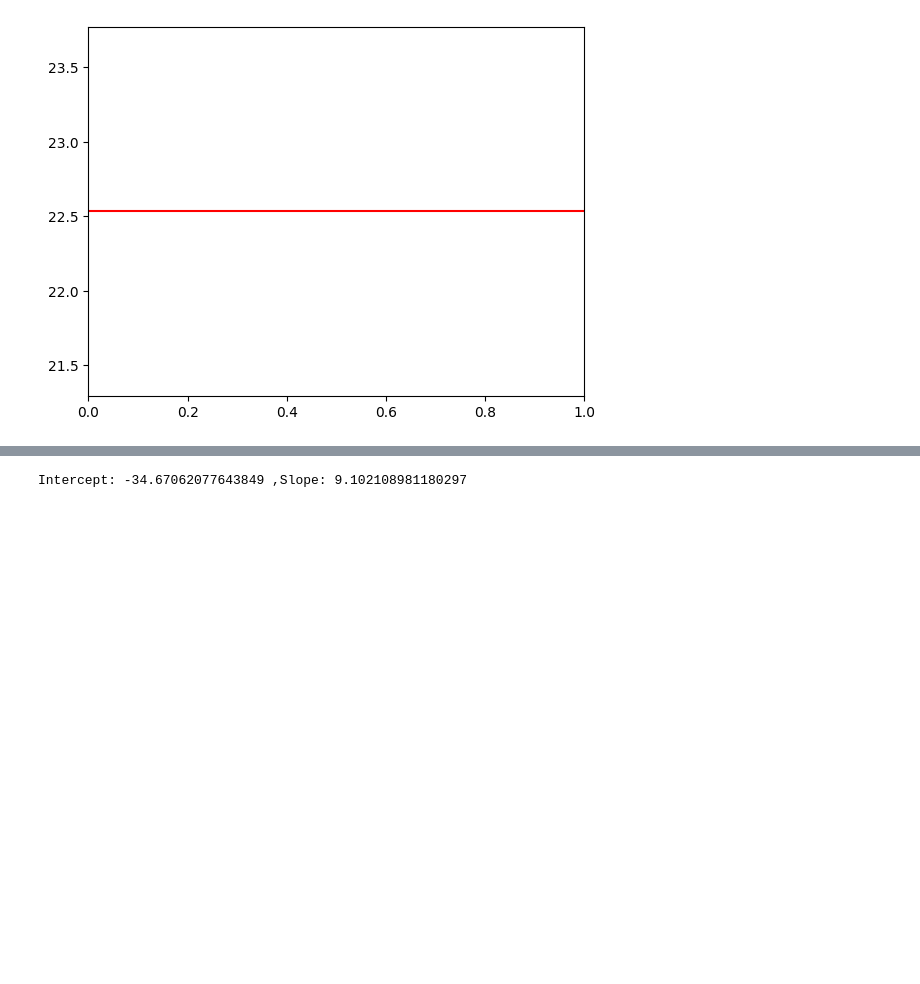
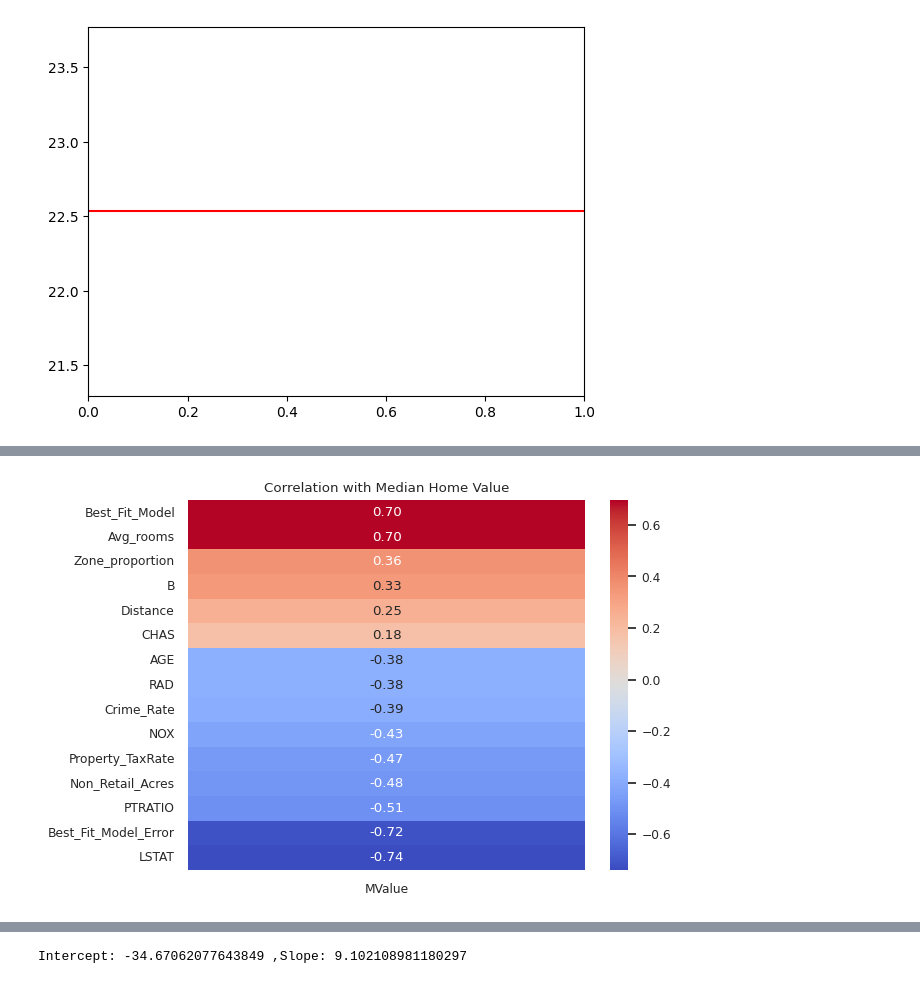
Before and after one commit to SoheliPaul/Machine-Learning, a Jupyter notebook: 2348561_Lab1.ipynb, the cells around one changed output, grey strips where cells are left out. Saved outputs shown, nothing was run; the diff lists cells and outputs as text; code cells hidden in the pictures; blank space fills up the shorter version.

```diff
--- a/2348561_Lab1.ipynb
+++ b/2348561_Lab1.ipynb
@@ -141,0 +149,16 @@ plt.axhline(y=m,color="red")
+# %%
+corr = df.corr()
+target_corr = corr['MValue'].drop('MValue')
+
+# Sort correlation values in descending order
+target_corr_sorted = target_corr.sort_values(ascending=False)
+
+# Create a heatmap of the correlations with the target column
+sns.set(font_scale=0.8)
+sns.set_style("white")
+sns.set_palette("PuBuGn_d")
+sns.heatmap(target_corr_sorted.to_frame(), cmap="coolwarm", annot=True, fmt='.2f')
+plt.title('Correlation with Median Home Value')
+plt.show()
+# %% [output]
+[figure, added]
```
Also changed, not shown: parts of 6 cells of this notebook.
